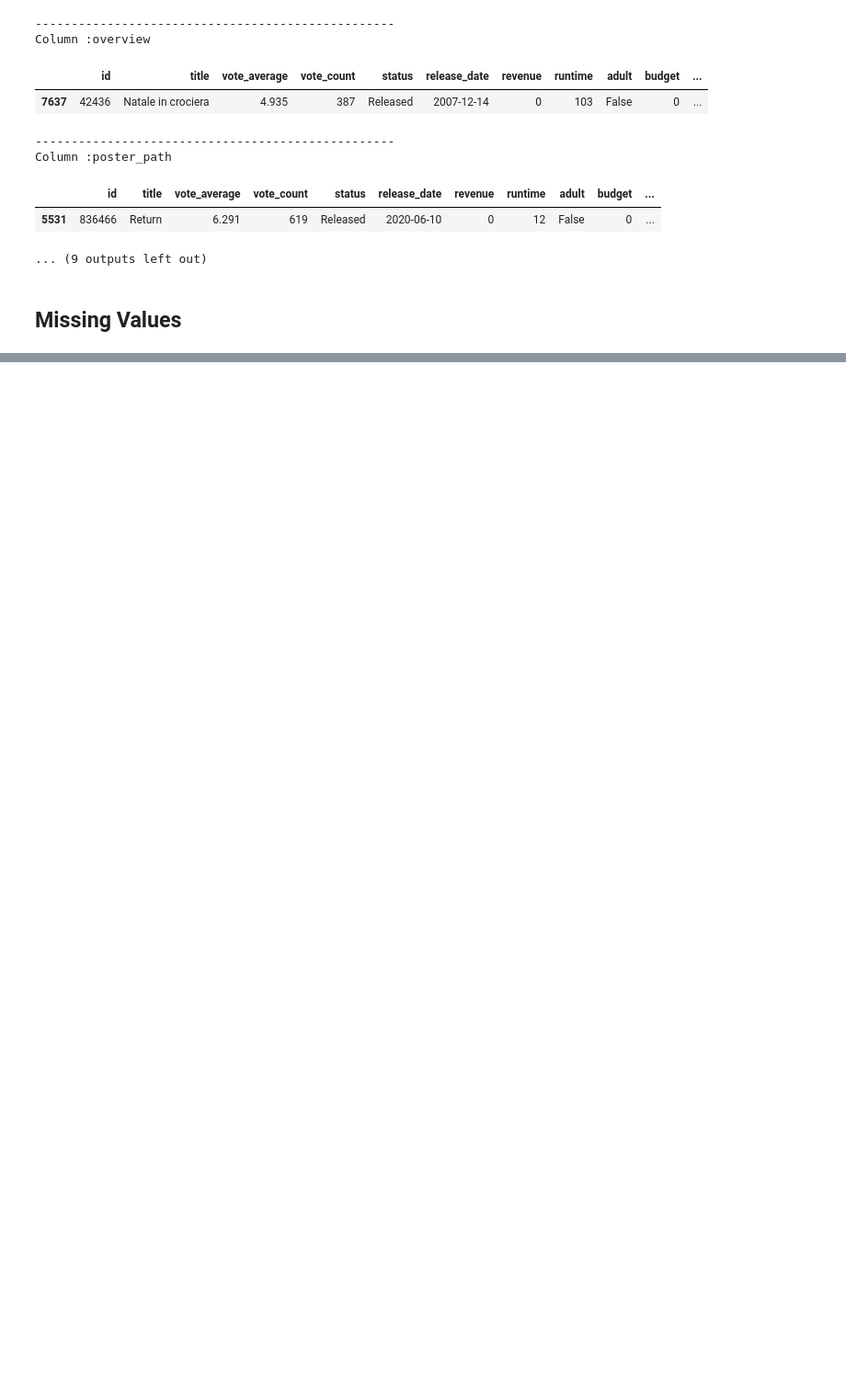
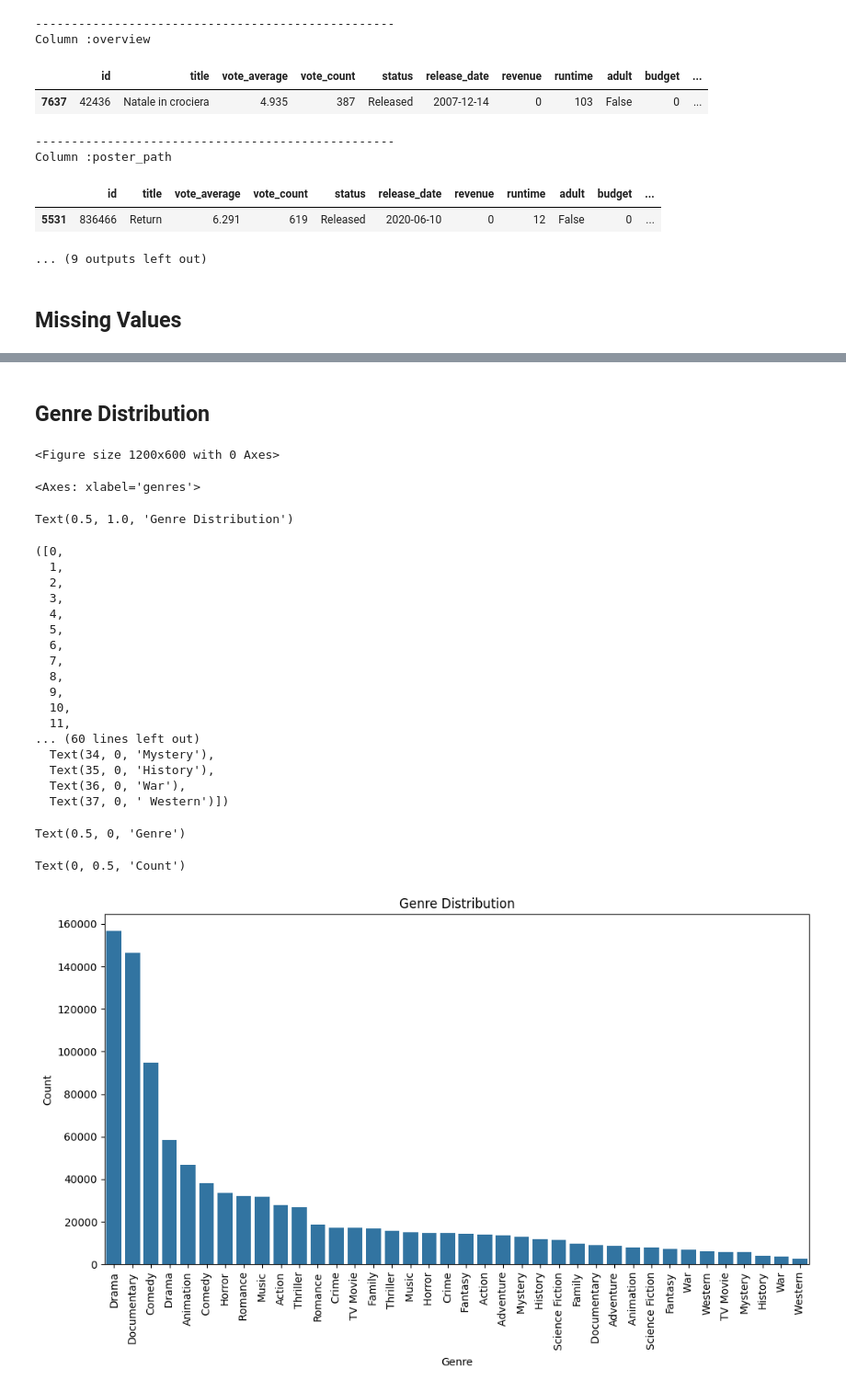
Before and after one commit to mattyapers/Movies_EDA, a Jupyter notebook: TMDB_EDA.ipynb, the cells around one changed output, grey strips where cells are left out. Shown at 92% size. Cells and saved outputs as stored; diff of their text form; code cells hidden in the pictures; blank space fills up the shorter version.

```diff
--- a/TMDB_EDA.ipynb
+++ b/TMDB_EDA.ipynb
@@ -155,0 +324,36 @@ Name: release_date, Length: 192659, dtype: datetime64[ns]
+# %% [markdown]
+## Genre Distribution
+# %%
+genre_count = df['genres'].str.split(',').explode().value_counts()
+genre_count = genre_count.drop(index='Unknown')
+plt.figure(figsize=(12, 6))
+sns.barplot(x=genre_count.index, y=genre_count.values)
+plt.title('Genre Distribution')
+plt.xticks(rotation=90)
+plt.xlabel('Genre')
+plt.ylabel('Count')
+plt.show()
+# %% [output]
+<Figure size 1200x600 with 0 Axes>
+<Axes: xlabel='genres'>
+Text(0.5, 1.0, 'Genre Distribution')
+([0,
+  1,
+  2,
+  3,
+  4,
+  5,
+  6,
+  7,
+  8,
+  9,
+  10,
+  11,
+... (60 lines left out)
+  Text(34, 0, 'Mystery'),
+  Text(35, 0, 'History'),
+  Text(36, 0, 'War'),
+  Text(37, 0, ' Western')])
+Text(0.5, 0, 'Genre')
+Text(0, 0.5, 'Count')
+[figure, added]
```
Also changed, not shown: parts of 24 cells of this notebook.
